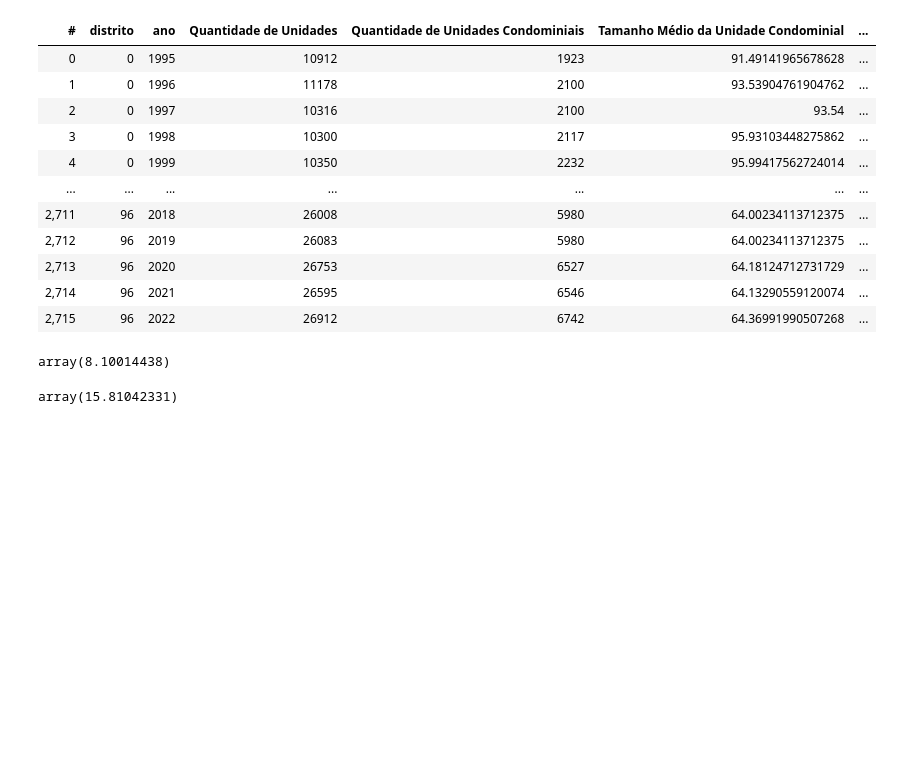
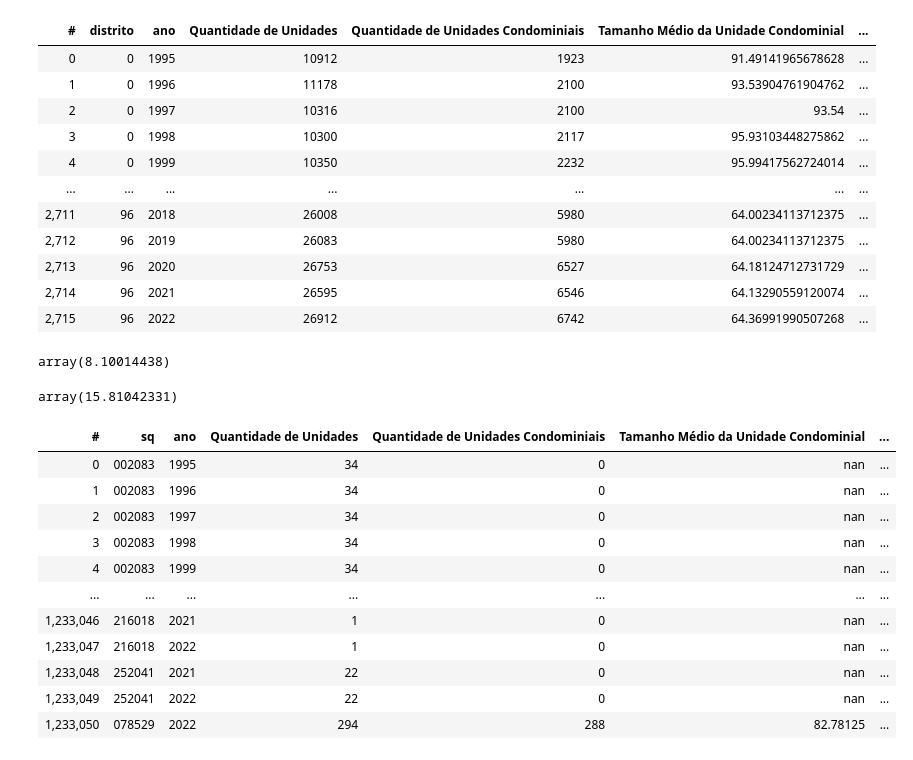
Before and after one commit to cem-usp/dash-iptu, a Jupyter notebook: 01 - Preparando dados do IPTU de 2022.ipynb, the cells around one changed output. Cells and saved outputs as stored; diff of their text form; code cells hidden in the pictures; blank space fills up the shorter version.

```diff
--- a/01 - Preparando dados do IPTU de 2022.ipynb
+++ b/01 - Preparando dados do IPTU de 2022.ipynb
@@ -375,6 +402,21 @@ array(8.10014438)
 df_iptu_od["CA médio"].max()
 # %% [output]
 array(15.81042331)
+# %%
+df_iptu_sq
+# %% [output]
+| # | sq | ano | Quantidade de Unidades | Quantidade de Unidades Condominiais | Tamanho Médio da Unidade Condominial | ... |
+| 0 | 002083 | 1995 | 34 | 0 | nan | ... |
+| 1 | 002083 | 1996 | 34 | 0 | nan | ... |
+| 2 | 002083 | 1997 | 34 | 0 | nan | ... |
+| 3 | 002083 | 1998 | 34 | 0 | nan | ... |
+| 4 | 002083 | 1999 | 34 | 0 | nan | ... |
+| ... | ... | ... | ... | ... | ... | ... |
+| 1,233,046 | 216018 | 2021 | 1 | 0 | nan | ... |
+| 1,233,047 | 216018 | 2022 | 1 | 0 | nan | ... |
+| 1,233,048 | 252041 | 2021 | 22 | 0 | nan | ... |
+| 1,233,049 | 252041 | 2022 | 22 | 0 | nan | ... |
+| 1,233,050 | 078529 | 2022 | 294 | 288 | 82.78125 | ... |
 # %%
 gdf_od = gpd.read_file('zip://data/SIRGAS_SHP_origemdestino_2017.zip!SIRGAS_SHP_origemdestino_2017', crs='EPSG:31983')
 # %%
```
Also changed, not shown: parts of 6 cells of this notebook, 7 other files.
